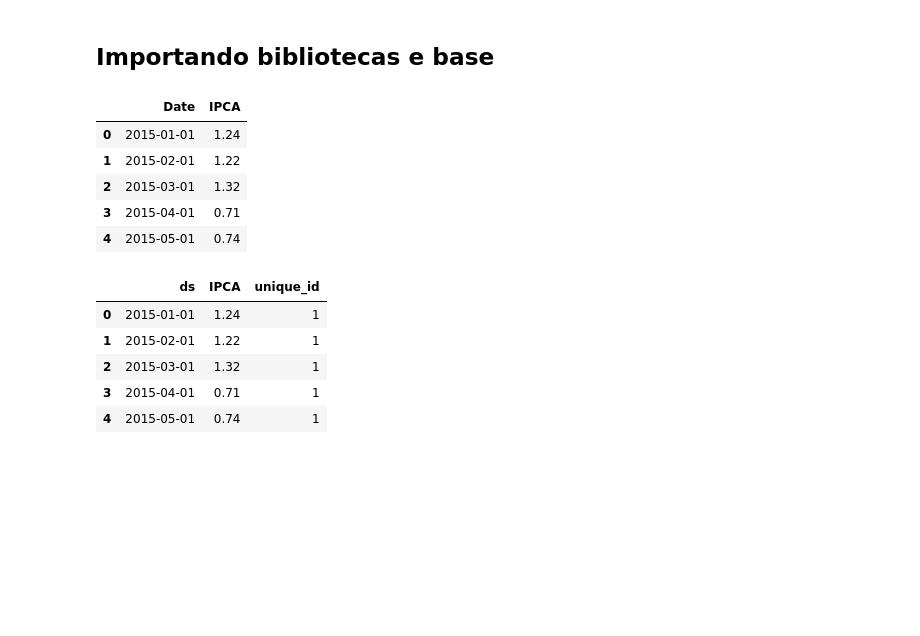
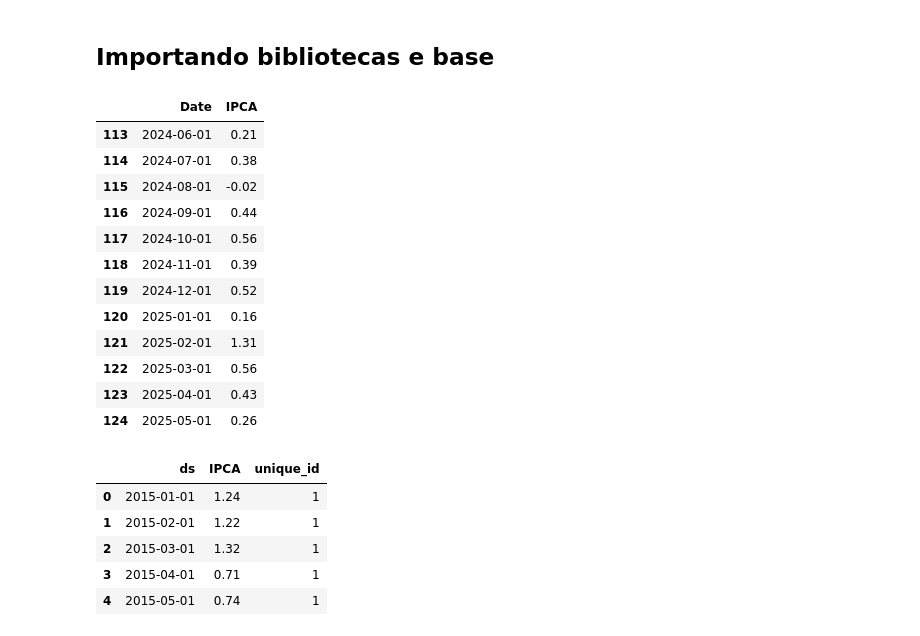
Before and after one commit to jeanlr/Ipca-Time-Series, a Jupyter notebook: notebooks/modelling.ipynb, the cells around one changed output. Drawn from its saved outputs; the diff is of its cells as text; code cells hidden in the pictures; blank space fills up the shorter version.

```diff
--- a/notebooks/modelling.ipynb
+++ b/notebooks/modelling.ipynb
@@ -48,14 +47,21 @@ warnings.filterwarnings("ignore", "use_inf_as_na") # issue with seaborn
 df = sgs.get({'IPCA': 433}, start='2015-01-01', end='2025-05-01')
 df = df.reset_index()
 # %%
-df.head()
+df.tail(12)
 # %% [output]
 |  | Date | IPCA |
-| 0 | 2015-01-01 | 1.24 |
-| 1 | 2015-02-01 | 1.22 |
-| 2 | 2015-03-01 | 1.32 |
-| 3 | 2015-04-01 | 0.71 |
-| 4 | 2015-05-01 | 0.74 |
+| 113 | 2024-06-01 | 0.21 |
+| 114 | 2024-07-01 | 0.38 |
+| 115 | 2024-08-01 | -0.02 |
+| 116 | 2024-09-01 | 0.44 |
+| 117 | 2024-10-01 | 0.56 |
+| 118 | 2024-11-01 | 0.39 |
+| 119 | 2024-12-01 | 0.52 |
+| 120 | 2025-01-01 | 0.16 |
+| 121 | 2025-02-01 | 1.31 |
+| 122 | 2025-03-01 | 0.56 |
+| 123 | 2025-04-01 | 0.43 |
+| 124 | 2025-05-01 | 0.26 |
 # %%
 df['ds'] = df['Date']
 df = df[['ds', 'IPCA']]
```
Also changed, not shown: parts of 18 cells of this notebook.
